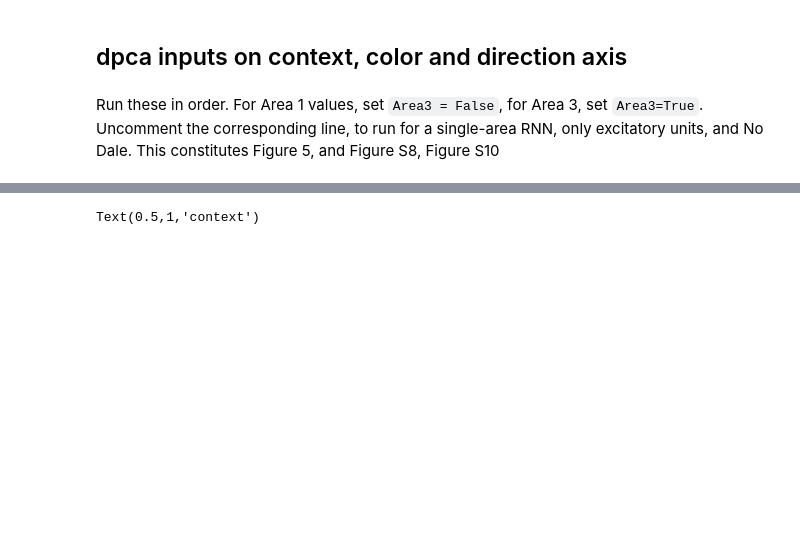
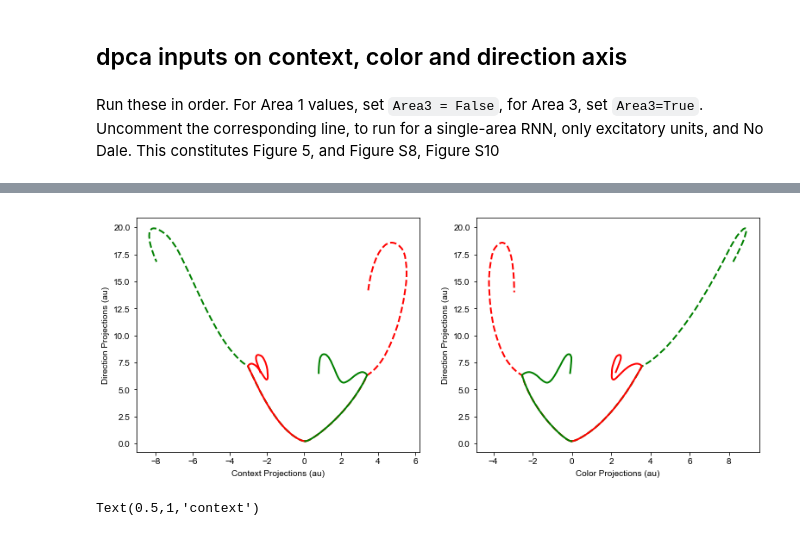
Before and after one commit to mjkleinman/multi-area-cleaned, a Jupyter notebook: sims/Revision_main.ipynb, the cells around one changed output, grey strips where cells are left out. Drawn from its saved outputs; the diff is of its cells as text; code cells hidden in the pictures; blank space fills up the shorter version.

```diff
--- a/sims/Revision_main.ipynb
+++ b/sims/Revision_main.ipynb
@@ -1813,4 +1816,30 @@ def plot_inps_axes(key = 'd'):
     if area3:
         suffix_area = '_a3'
     plt.savefig(savepath + 'dpca_inps_' + key + suffix_area + '.pdf')
+
+# Added by MK Feb 11, 2022
+def plot_inps_two_axes(key1 = 'd', label1 = 'color', key2 = 'd', label2='direction'):
+    for i in range(len(psths)):
+        act = psths[i]['psth']
+        proj_act = act[idx1, 90:300]
+        proj_act_1 = np.dot(np.linalg.pinv(dpca_output.P[key1]).reshape(-1), proj_act)
+        proj_act_2 = np.dot(np.linalg.pinv(dpca_output.P[key2]).reshape(-1), proj_act)
+
+
+        if i == 0:
+            plt.plot(proj_act_1, proj_act_2, 'r--', linewidth=2)
+        if i == 1:
+            plt.plot(proj_act_1, proj_act_2, 'g--', linewidth=2)
+        if i == 2:
+            plt.plot(proj_act_1, proj_act_2, 'r',linewidth=2)
+        if i == 3:
+            plt.plot(proj_act_1, proj_act_2, 'g', linewidth=2)
+
+    savepath = savepath_figs
+    plt.ylabel(label2 + " " + 'Projections (au)')
+    plt.xlabel(label1 + " " + 'Projections (au)')
+    suffix_area = ''
+    if area3:
+        suffix_area = '_a3'
+#     plt.savefig(savepath + 'dpca_inps_' + key + suffix_area + '.pdf')
 # %% [output]
@@ -1821,3 +1850,14 @@ tc variance: 0.062498214246521265
+# %%
+# Added by MK Feb 11, 2022
+
+plt.figure(figsize=(20,5))
+plt.subplot(131)
+plot_inps_two_axes(key1 = 'tdc', label1 = 'Context', key2 = 'td', label2 = 'Direction')
+
+plt.subplot(132)
+plot_inps_two_axes(key1 = 'tc', label1 = 'Color', key2 = 'td', label2 = 'Direction')
+# %% [output]
+[figure, added]
 # %%
 plt.figure(figsize=(20,5))
 plt.subplot(131)
```
Also changed, not shown: parts of 2 cells of this notebook, 5 other files.
